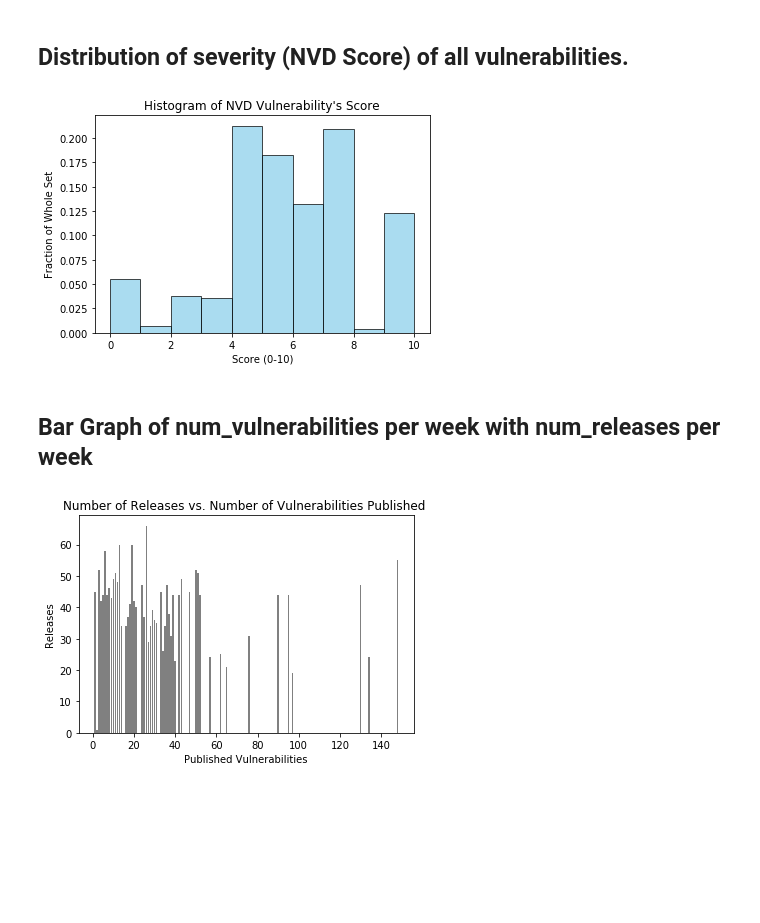
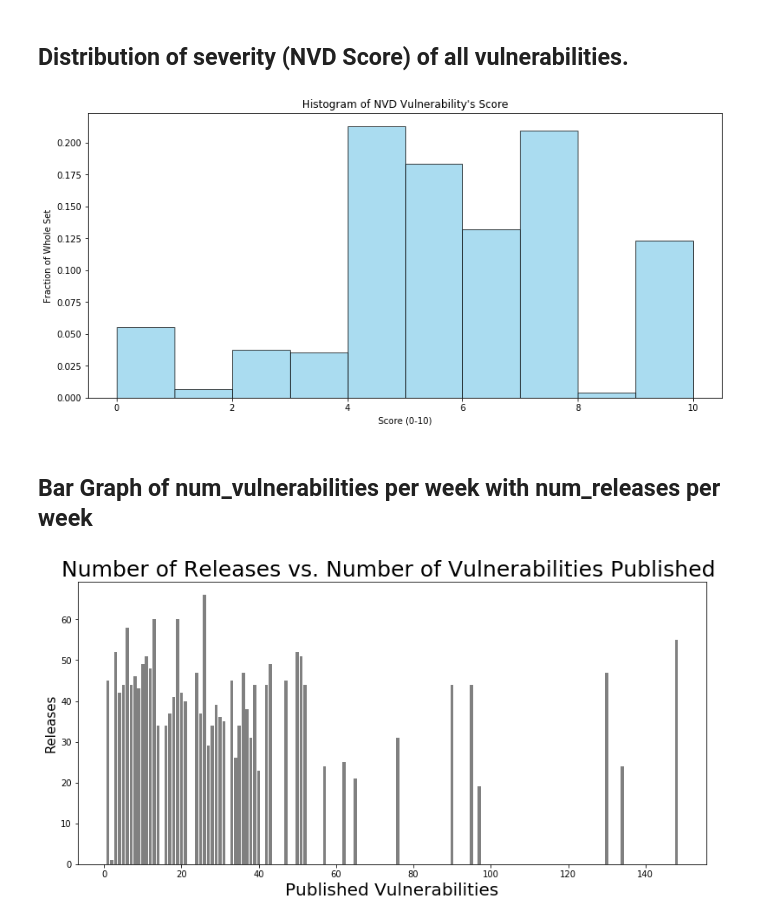
Before and after one commit to UNCG-CSE/Open_Source_Vul_Metrics, a Jupyter notebook: src/3k-python/releases.ipynb, the cells around one changed output. Cells and saved outputs as stored; diff of their text form; code cells hidden in the pictures; blank space fills up the shorter version.

```diff
--- a/src/3k-python/releases.ipynb
+++ b/src/3k-python/releases.ipynb
@@ -40,7 +54,7 @@ from scipy.stats import norm
 import warnings
 warnings.filterwarnings('ignore')
 
-plt.rcParams["figure.figsize"] = [15,15]
+plt.rcParams["figure.figsize"] = [13,6]
 # %% [markdown]
 # Releases
 # %%
@@ -479,14 +495,14 @@ plt.ylabel('Fraction of Whole Set')
 plt.title('Histogram of NVD Vulnerability\'s Score')
 plt.show()
 # %% [output]
-[figure, old version]
+[figure, new version]
 # %% [markdown]
 ## Bar Graph of num_vulnerabilities per week with num_releases per week
 # %%
 plt.bar(weekly['score'], weekly['count'], color='gray')
-plt.title('Number of Releases vs. Number of Vulnerabilities Published ')
-plt.xlabel('Published Vulnerabilities')
-plt.ylabel('Releases')
+plt.title('Number of Releases vs. Number of Vulnerabilities Published ', fontsize=25)
+plt.xlabel('Published Vulnerabilities', fontsize=20)
+plt.ylabel('Releases', fontsize=15)
 plt.show()
 # %% [output]
-[figure, old version]
+[figure, new version]
```
Also changed, not shown: parts of 16 cells of this notebook, 1 other file.
